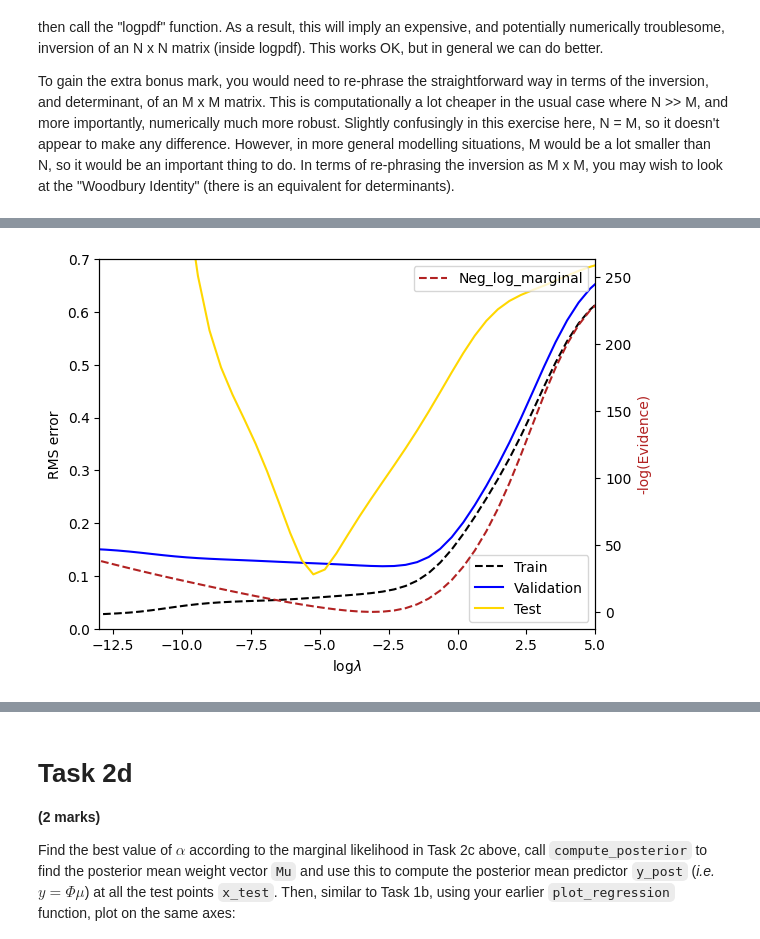
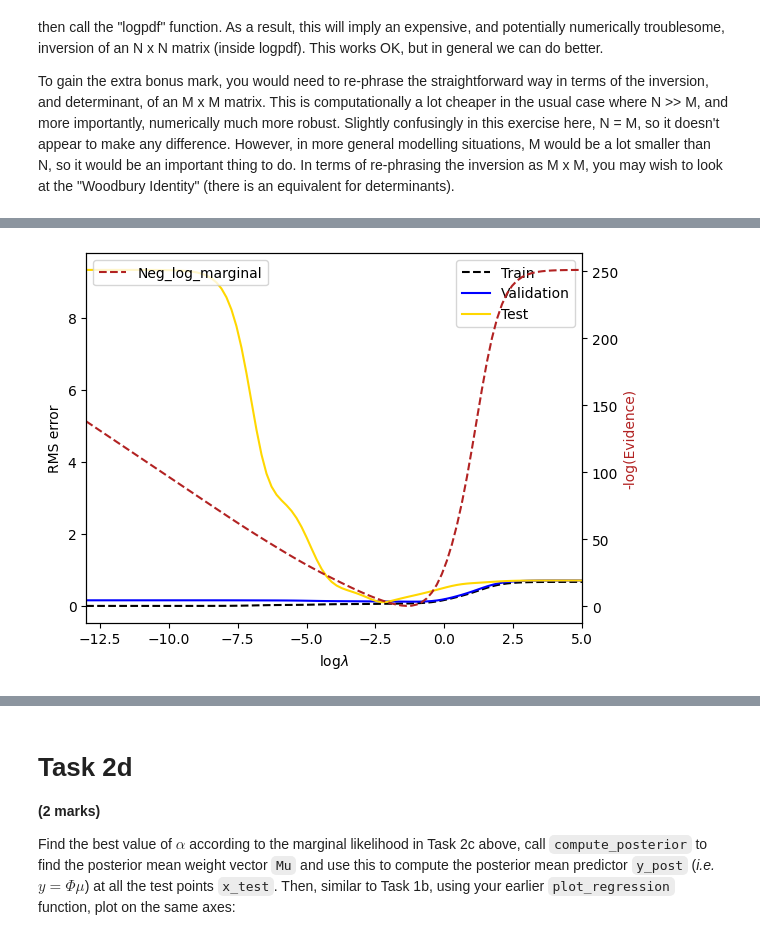
Before and after one commit to rwitobaansheikh/Bayesian_ML, a Jupyter notebook: Coursework/Coursework Zip File (Deadline 8pm, March 22th, 2024)-20240227/Coursework Part 1 2024/CW Part 1/BML_Coursework_Part1.ipynb, the cells around one changed output, grey strips where cells are left out. Drawn from its saved outputs; the diff is of its cells as text; code cells hidden in the pictures.

```diff
--- a/Coursework/Coursework Zip File (Deadline 8pm, March 22th, 2024)-20240227/Coursework Part 1 2024/CW Part 1/BML_Coursework_Part1.ipynb
+++ b/Coursework/Coursework Zip File (Deadline 8pm, March 22th, 2024)-20240227/Coursework Part 1 2024/CW Part 1/BML_Coursework_Part1.ipynb
@@ -411,37 +390,38 @@ array([-4.92743666, -4.9090701 , -4.89035989, -4.87129293, -4.85185534,
 # PLEASE PLOT ALL THE CURVES IN THE SAME FIGURE
 
 # Print the test error corresponds to the minimum point on (1) the test error curve itself,
 # (2) the validation curve, and (3) the negative marginal-likelihood curve.
 #
 #### **** YOUR PLOTTING CODE HERE **** ####
 #
 
 #fig=plt.figure()
 #ax1=fig.add_subplot(err_train)
 #ax1.plot(np.log(lams),err_train,'-',label='train')
 
-plt.plot(np.log(lams),err_train,'--',color='black',label='Train')
-plt.plot(np.log(lams),err_val,color='blue',label='Validation')
-plt.plot(np.log(lams),err_test,color='gold',label='Test')
+plt.plot(v,err_train,'--',color='black',label='Train')
+plt.plot(v,err_val,color='blue',label='Validation')
+
+plt.plot(v,err_test,color='gold',label='Test')
 plt.xlabel('log$\lambda$')
 plt.ylabel('RMS error')
 plt.xlim(-13.0,5.0)
 plt.xticks([-12.5,-10.0,-7.5,-5.0,-2.5,0.0,2.5,5.0])
-plt.ylim([0,0.7])
+#plt.ylim([0,0.7])
 plt.legend()
 plt.gca().twinx()
-plt.plot(np.log(lams),(neglog_evidence),'--',color='firebrick',label='Neg_log_marginal')
+plt.plot(v,(neglog_evidence),'--',color='firebrick',label='Neg_log_marginal')
 plt.ylabel('-log(Evidence)',color='firebrick')
 #plt.ylim(-2.0,5.0)
 plt.legend()
 # plt.scatter(x_train,y_train,color='red')
 # plt.plot(x_test,y_test,color='blue')
 #plt.xlim(-12.50,5.1)
 
 plt.show()
 
 print("minimum_point on test error curve: "+str(min(err_test)))
 print("minimum point on validation curve: "+str(min(err_val)))
-print("minimum point on negative-marginal likelihood curve: "+str(min(np.log(neglog_evidence))))
+print("minimum point on negative-marginal likelihood curve: "+str(min(neglog_evidence)))
 # %% [output]
-[figure, old version]
+[figure, new version]
```
Also changed, not shown: parts of 12 cells of this notebook.
